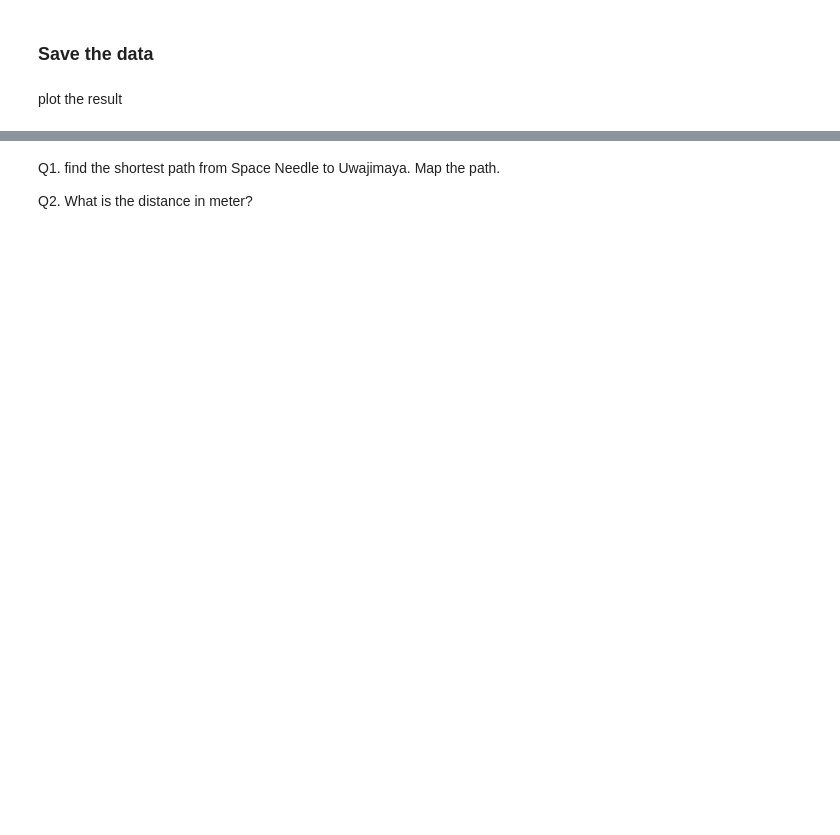
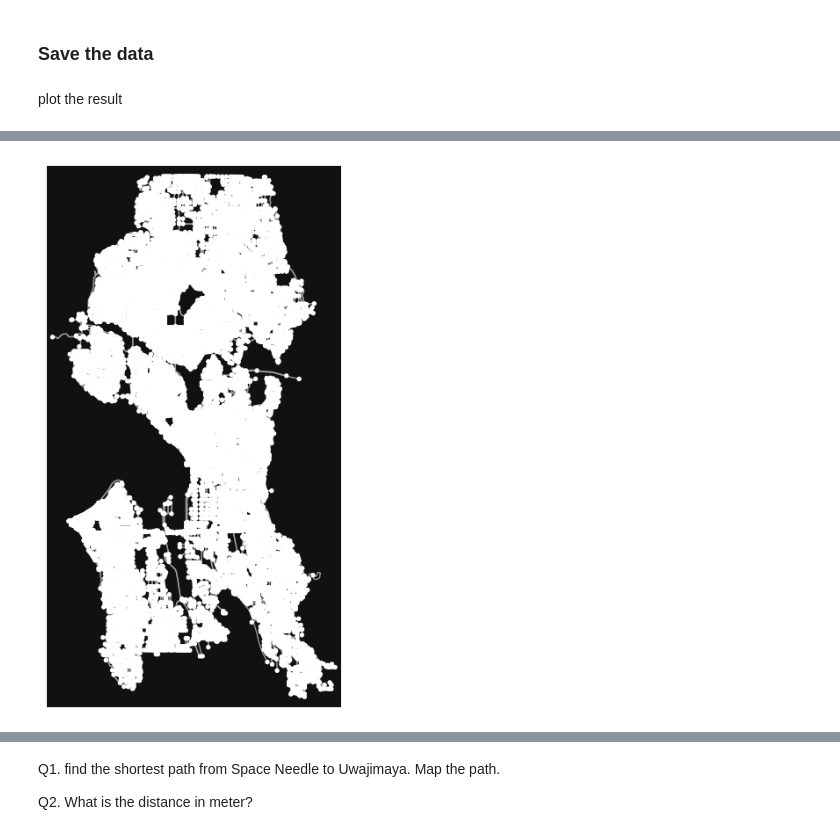
Before and after one commit to turnert447/database_management, a Jupyter notebook: OSM_network_analysis.ipynb, the cells around one changed output, grey strips where cells are left out. Saved outputs shown, nothing was run; the diff lists cells and outputs as text; code cells hidden in the pictures; blank space fills up the shorter version.

Commit message:
OSM_network_analysis

```diff
--- a/OSM_network_analysis.ipynb
+++ b/OSM_network_analysis.ipynb
@@ -469,0 +687,5 @@ OSM_UW_shortroute.plot(ax=ax, linewidth=2, linestyle='--', color='red')
+# %%
+s = ox.graph_from_place("Seattle, Washington, USA", network_type="drive")
+fig, ax = osmnx.plot_graph(s)
+# %% [output]
+[figure, added]
```
Also changed, not shown: parts of 49 cells of this notebook, 43 other files.
